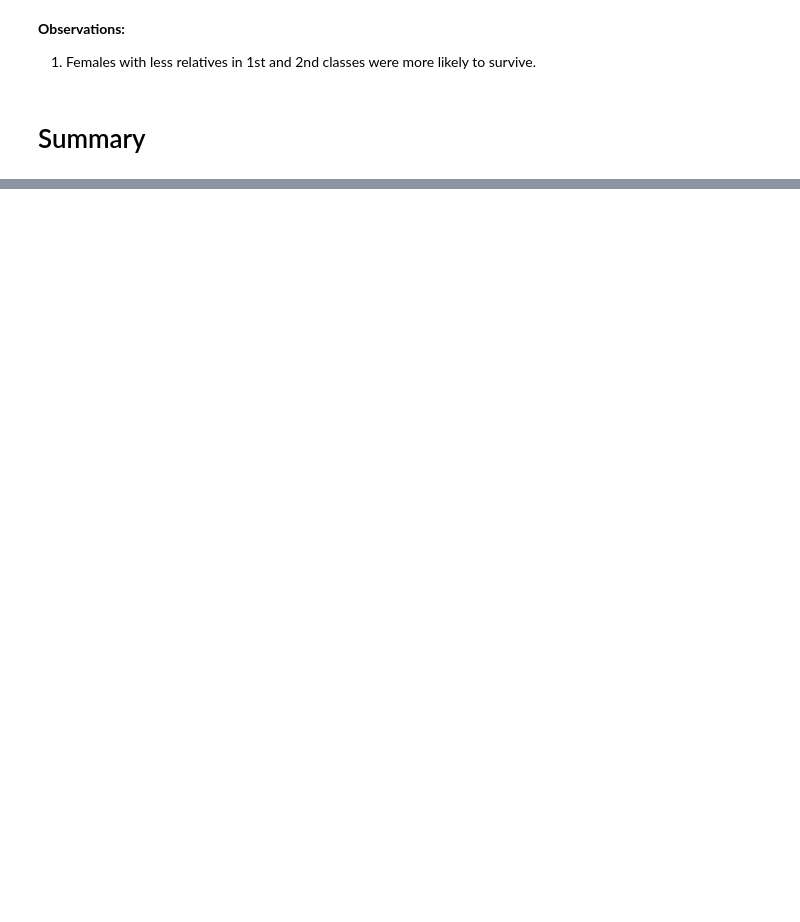
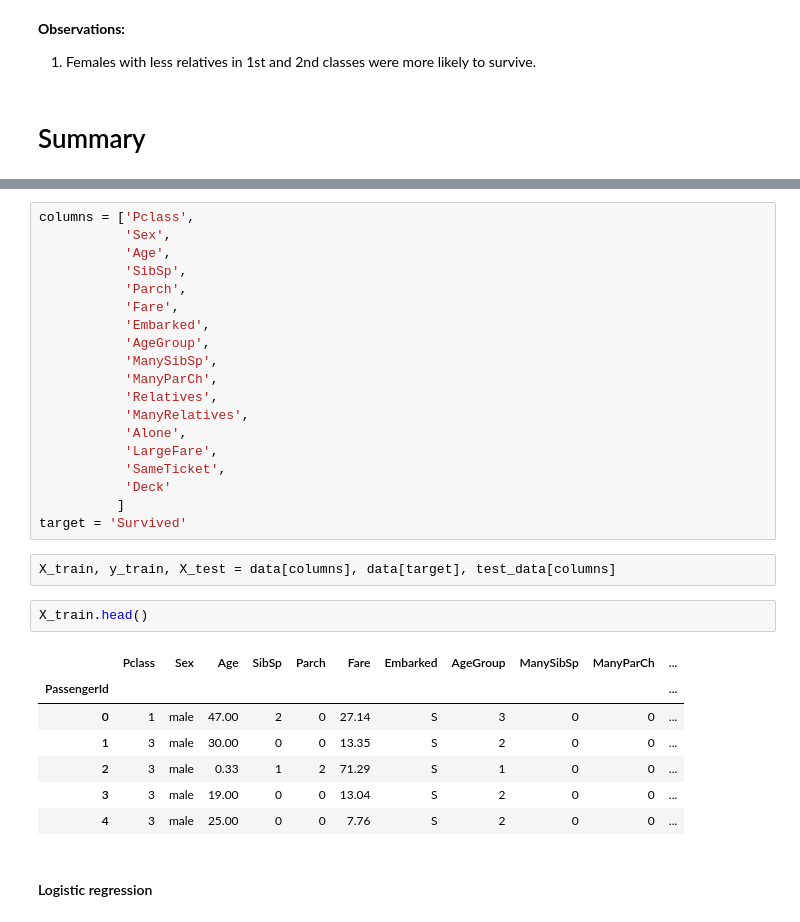
Before and after one commit to MeSugar/synth_competition, a Jupyter notebook: synthanic_competition.ipynb, the cells around one changed output, grey strips where cells are left out. Cells and saved outputs as stored; diff of their text form; blank space fills up the shorter version.

```diff
--- a/synthanic_competition.ipynb
+++ b/synthanic_competition.ipynb
@@ -625,0 +666,33 @@ We identified a few patterns in the data:
+# %%
+columns = ['Pclass',
+           'Sex',
+           'Age',
+           'SibSp',
+           'Parch',
+           'Fare',
+           'Embarked',
+           'AgeGroup',
+           'ManySibSp',
+           'ManyParCh',
+           'Relatives',
+           'ManyRelatives',
+           'Alone',
+           'LargeFare',
+           'SameTicket',
+           'Deck'
+          ]
+target = 'Survived'
+# %%
+X_train, y_train, X_test = data[columns], data[target], test_data[columns]
+# %%
+X_train.head()
+# %% [output]
+|  | Pclass | Sex | Age | SibSp | Parch | Fare | Embarked | AgeGroup | ManySibSp | ManyParCh | ... |
+| PassengerId |  |  |  |  |  |  |  |  |  |  | ... |
+| 0 | 1 | male | 47.00 | 2 | 0 | 27.14 | S | 3 | 0 | 0 | ... |
+| 1 | 3 | male | 30.00 | 0 | 0 | 13.35 | S | 2 | 0 | 0 | ... |
+| 2 | 3 | male | 0.33 | 1 | 2 | 71.29 | S | 1 | 0 | 0 | ... |
+| 3 | 3 | male | 19.00 | 0 | 0 | 13.04 | S | 2 | 0 | 0 | ... |
+| 4 | 3 | male | 25.00 | 0 | 0 | 7.76 | S | 2 | 0 | 0 | ... |
+# %% [markdown]
+#### Logistic regression
```
Also changed, not shown: parts of 36 cells of this notebook.
